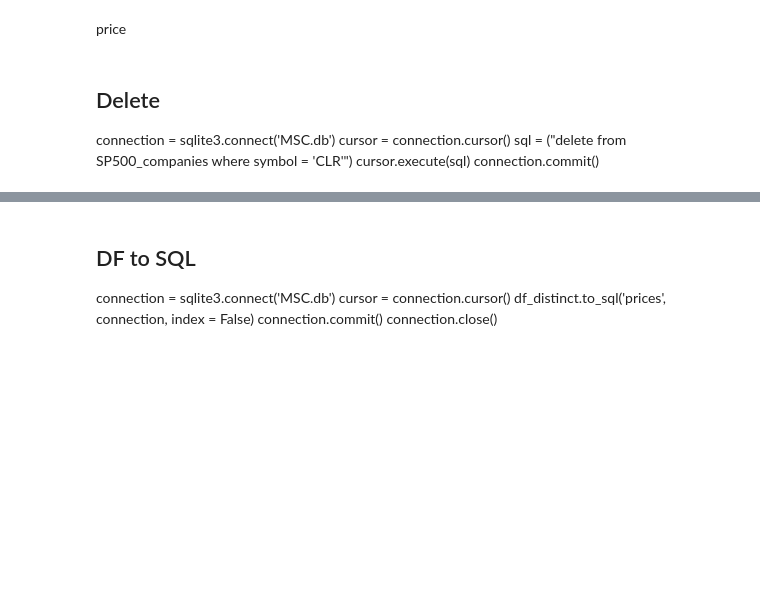
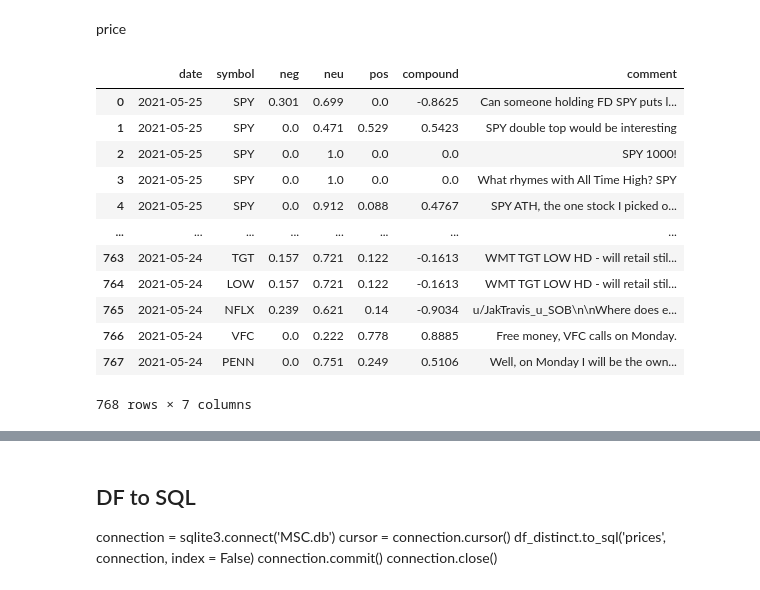
Before and after one commit to Amarilda/MscAston, a Jupyter notebook: MSC/MScDB.ipynb, the cells around one changed output, grey strips where cells are left out. Saved outputs shown, nothing was run; the diff lists cells and outputs as text; code cells hidden in the pictures; blank space fills up the shorter version.

```diff
--- a/MSC/MScDB.ipynb
+++ b/MSC/MScDB.ipynb
@@ -134,11 +134,3 @@ and  symbol not in ('BRK.B', 'BF.B', 'FLIR')'''
     )
 df = pd.read_sql_query(sql,connection)
 df
-# %% [markdown]
-## Delete
-
-connection = sqlite3.connect('MSC.db')
-cursor = connection.cursor()
-sql = ("delete from SP500_companies where symbol = 'CLR'")
-cursor.execute(sql)
-connection.commit()
@@ -144,0 +145,20 @@ connection.commit()
+# %%
+connection = sqlite3.connect('MSC.db')
+cursor = connection.cursor()
+sql = ("Select * from wb_sentiment order by date desc")
+df = pd.read_sql_query(sql,connection)
+df
+# %% [output]
+|  | date | symbol | neg | neu | pos | compound | comment |
+| 0 | 2021-05-25 | SPY | 0.301 | 0.699 | 0.0 | -0.8625 | Can someone holding FD SPY puts l... |
+| 1 | 2021-05-25 | SPY | 0.0 | 0.471 | 0.529 | 0.5423 | SPY double top would be interesting |
+| 2 | 2021-05-25 | SPY | 0.0 | 1.0 | 0.0 | 0.0 | SPY 1000! |
+| 3 | 2021-05-25 | SPY | 0.0 | 1.0 | 0.0 | 0.0 | What rhymes with All Time High? SPY |
+| 4 | 2021-05-25 | SPY | 0.0 | 0.912 | 0.088 | 0.4767 | SPY ATH, the one stock I picked o... |
+| ... | ... | ... | ... | ... | ... | ... | ... |
+| 763 | 2021-05-24 | TGT | 0.157 | 0.721 | 0.122 | -0.1613 | WMT TGT LOW HD - will retail stil... |
+| 764 | 2021-05-24 | LOW | 0.157 | 0.721 | 0.122 | -0.1613 | WMT TGT LOW HD - will retail stil... |
+| 765 | 2021-05-24 | NFLX | 0.239 | 0.621 | 0.14 | -0.9034 | u/JakTravis_u_SOB\n\nWhere does e... |
+| 766 | 2021-05-24 | VFC | 0.0 | 0.222 | 0.778 | 0.8885 | Free money, VFC calls on Monday. |
+| 767 | 2021-05-24 | PENN | 0.0 | 0.751 | 0.249 | 0.5106 | Well, on Monday I will be the own... |
+768 rows × 7 columns
```
Also changed, not shown: parts of 5 cells of this notebook, 4 other files.
